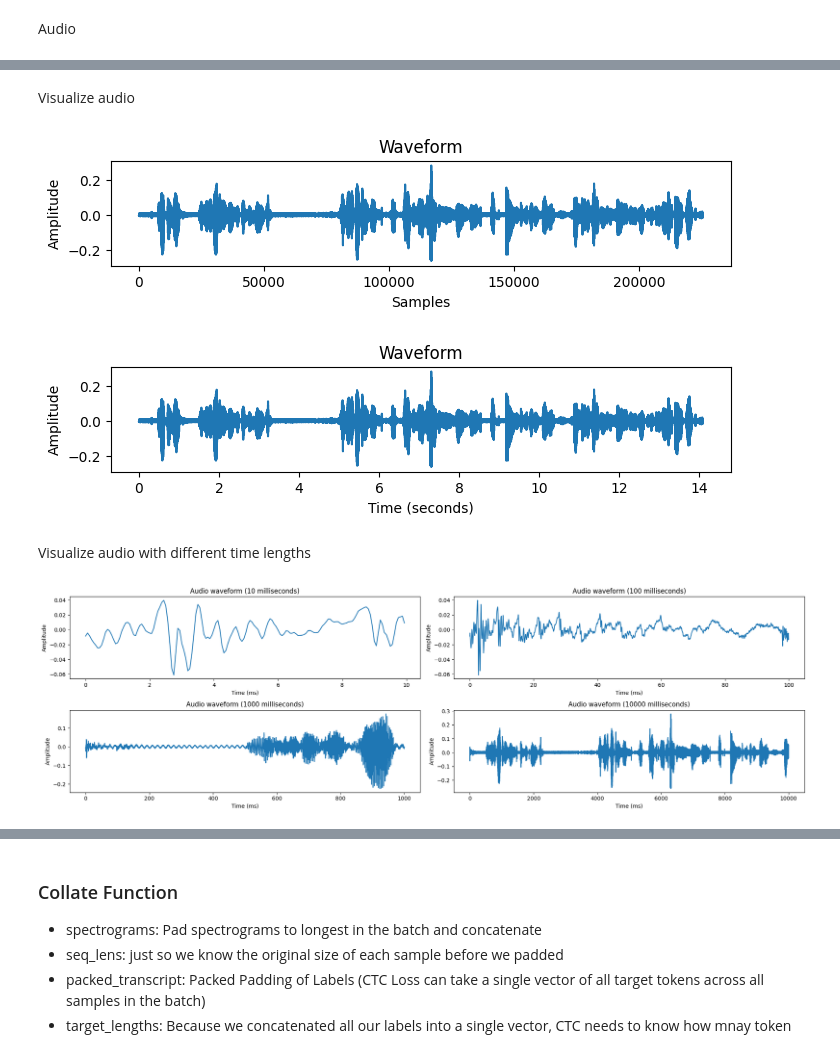
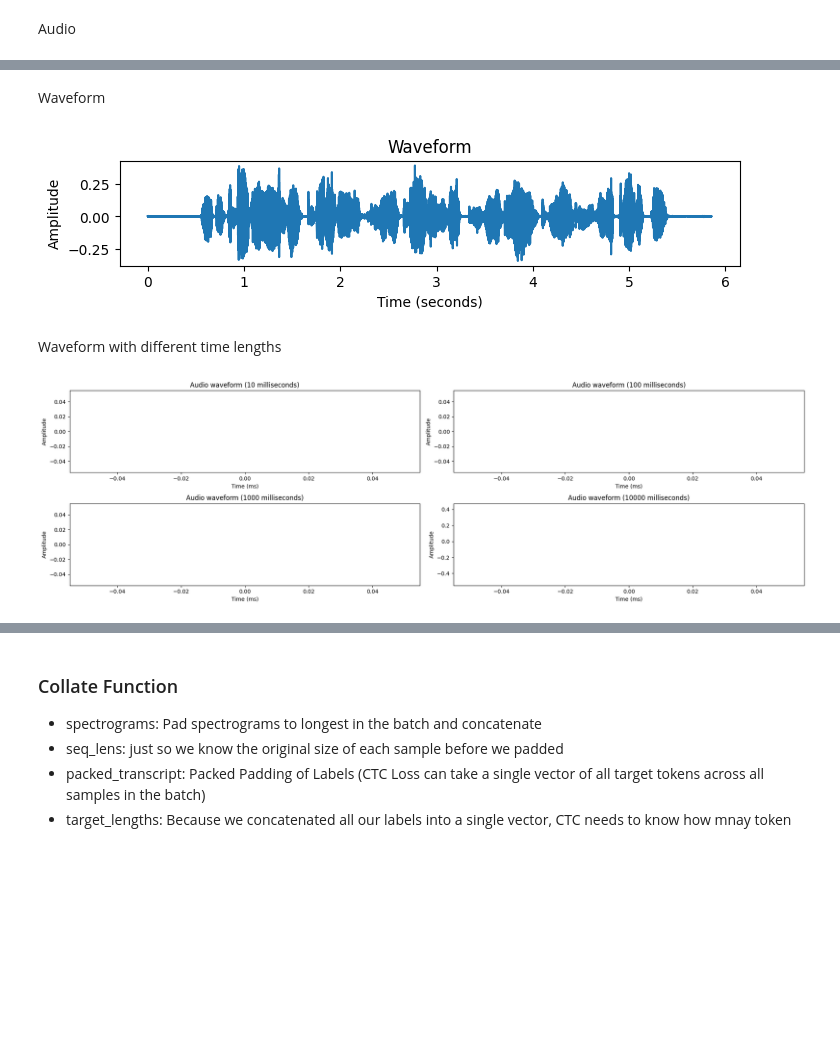
Before and after one commit to huyendt1610/speech-to-text, a Jupyter notebook: notebooks/libri_data_set.ipynb, the cells around one changed output, grey strips where cells are left out. Drawn from its saved outputs; the diff is of its cells as text; code cells hidden in the pictures; blank space fills up the shorter version.

```diff
--- a/notebooks/libri_data_set.ipynb
+++ b/notebooks/libri_data_set.ipynb
@@ -62,7 +58,8 @@ print(dir(torchaudio))
 # %%
 # Load a sample and visualize
 importlib.reload(dataset)
-sampleset = dataset.LibrispeechDataset(DATASET_ROOT, include_splits = ["train-clean-100"], is_from_cached = False, save_cached=False)
+sampleset = dataset.LibrispeechDataset(DATASET_ROOT, include_splits = ["dev-clean"], is_from_cached = False, save_cached=False)
 #sampleset = dataset.LibrispeechDataset(DATASET_ROOT, include_splits = ["dev-clean"], is_from_cached = True, cache_version=2, cached_path=DATASET_CACHE)
 # sampleset = dataset.LibrispeechDataset(DATASET_ROOT, include_splits = ["train-clean-100"], is_from_cached = True, cache_version=1)
 sample =next(iter(sampleset))
+print(len(sampleset))
@@ -101,32 +85,31 @@ CHAPTER ONE MISSUS RACHEL LYNDE IS SURPRISED MISSUS RACHEL LYNDE LIVED JUST WHER
 [interactive output not drawn]
 # %% [markdown]
-Visualize audio
+Waveform
 # %%
 audio = audio.squeeze()
 
-plt.figure(figsize=(8, 3))
-plt.subplot(2, 1, 1)
-plt.plot(audio)
-plt.title("Waveform")
-plt.xlabel("Samples")
-plt.ylabel("Amplitude")
-plt.show()
+# plt.figure(figsize=(8, 3))
+# plt.subplot(2, 1, 1)
+# plt.plot(audio)
+# plt.title("Waveform")
+# plt.xlabel("Samples")
+# plt.ylabel("Amplitude")
+# plt.show()
 
 num_samples = len(audio)
 time_axis = torch.arange(num_samples) / 16000
 
 plt.figure(figsize=(8, 3))
 plt.subplot(2, 1, 2)
 plt.plot(time_axis, audio)
 plt.title("Waveform")
 plt.xlabel("Time (seconds)")
 plt.ylabel("Amplitude")
 plt.show()
 # %% [output]
-[figure, old version]
+[figure, new version]
-[figure, removed]
 # %% [markdown]
-Visualize audio with different time lengths
+Waveform with different time lengths
 # %%
 import matplotlib.pyplot as plt
 import numpy as np
@@ -155,7 +138,7 @@ axes = axes.flatten()
 drawWaveform(1000, 10, axes[0])
 drawWaveform(1000, 100, axes[1])
 drawWaveform(1000, 1000, axes[2])
-drawWaveform(1000, 10000, axes[3])
+drawWaveform(0, 10000, axes[3])
 plt.tight_layout()
 # %% [output]
-[figure, old version]
+[figure, new version]
```
Also changed, not shown: parts of 31 cells of this notebook, 12 other files.
